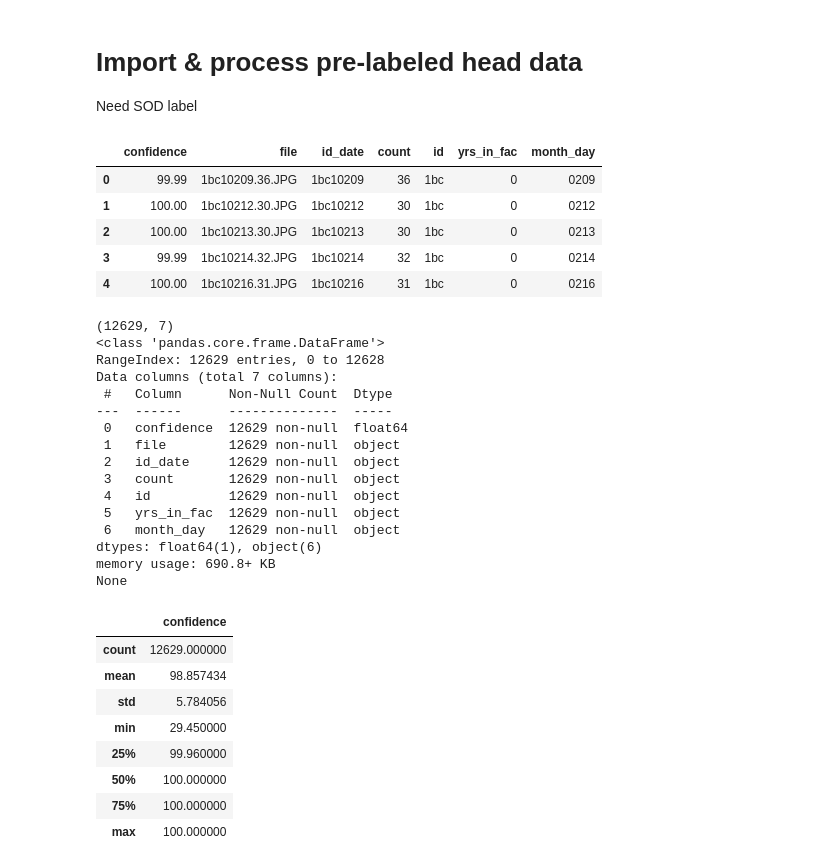
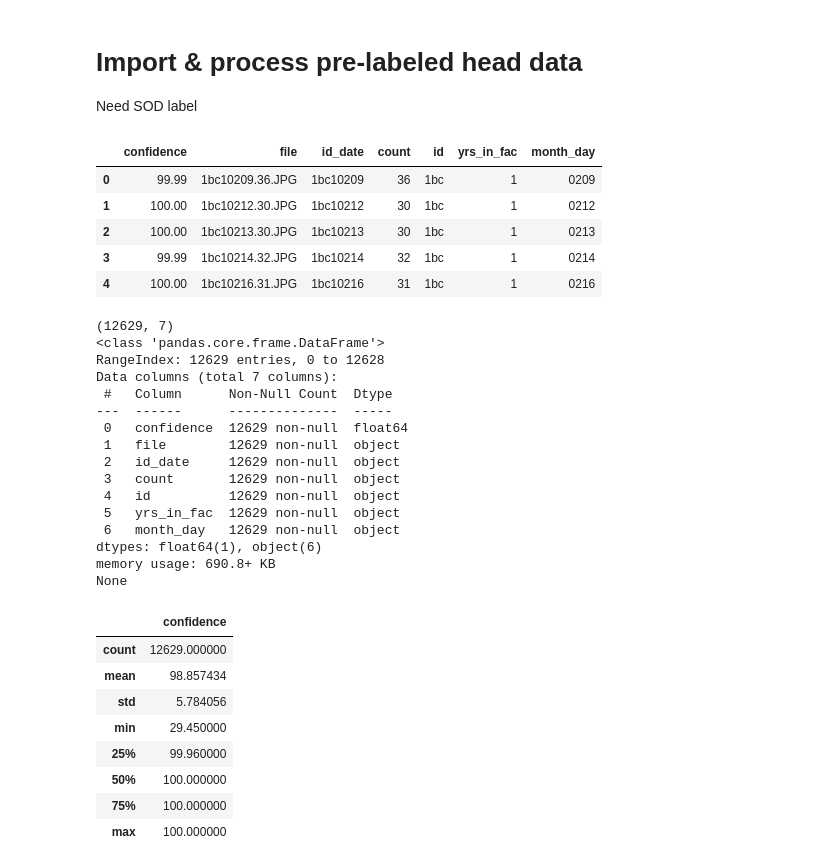
Before and after one commit to annamarianau/human_decomposition_image_classification, a Jupyter notebook: notebooks/label_propagation.ipynb, the cells around one changed output. Cells and saved outputs as stored; diff of their text form; code cells hidden in the pictures.

```diff
--- a/notebooks/label_propagation.ipynb
+++ b/notebooks/label_propagation.ipynb
@@ -126,27 +148,27 @@ Need SOD label
 # %%
 df_head_labeled = pd.read_csv('/da1_data/icputrd/decaying_human_body_part_classifier/from_anau/ex1_preds_labeled_head',
                                 header=None, delimiter=':',
                                    usecols=[0,2])
 df_head_labeled.columns =['path', 'confidence']
 
 df_head_labeled['path'] = df_head_labeled['path'].str.replace(' ','')
 df_head_labeled['file'] = df_head_labeled['path'].str.split('/').str[-1]
 df_head_labeled[['id_date', 'count','ext']] = df_head_labeled['file'].str.split('.', expand=True)
-df_head_labeled['id'] = df_head_labeled['id_date'].str.slice(stop=3)
-df_head_labeled['yrs_in_fac'] = df_head_labeled['id_date'].str.slice(start=4, stop=5)
-df_head_labeled['month_day'] = df_head_labeled['id_date'].str.slice(start=4)
+df_head_labeled['id'] = df_head_labeled['id_date'].str[:3]
+df_head_labeled['yrs_in_fac'] = df_head_labeled['id_date'].str[3]
+df_head_labeled['month_day'] = df_head_labeled['id_date'].str[4:]
 df_head_labeled.drop(['path','ext'], axis=1, inplace=True)
 display(df_head_labeled.head())
 print(df_head_labeled.shape)
 print(df_head_labeled.info())
 display(df_head_labeled.describe())
 # %% [output]
 |  | confidence | file | id_date | count | id | yrs_in_fac | month_day |
-| 0 | 99.99 | 1bc10209.36.JPG | 1bc10209 | 36 | 1bc | 0 | 0209 |
-| 1 | 100.00 | 1bc10212.30.JPG | 1bc10212 | 30 | 1bc | 0 | 0212 |
-| 2 | 100.00 | 1bc10213.30.JPG | 1bc10213 | 30 | 1bc | 0 | 0213 |
-| 3 | 99.99 | 1bc10214.32.JPG | 1bc10214 | 32 | 1bc | 0 | 0214 |
-| 4 | 100.00 | 1bc10216.31.JPG | 1bc10216 | 31 | 1bc | 0 | 0216 |
+| 0 | 99.99 | 1bc10209.36.JPG | 1bc10209 | 36 | 1bc | 1 | 0209 |
+| 1 | 100.00 | 1bc10212.30.JPG | 1bc10212 | 30 | 1bc | 1 | 0212 |
+| 2 | 100.00 | 1bc10213.30.JPG | 1bc10213 | 30 | 1bc | 1 | 0213 |
+| 3 | 99.99 | 1bc10214.32.JPG | 1bc10214 | 32 | 1bc | 1 | 0214 |
+| 4 | 100.00 | 1bc10216.31.JPG | 1bc10216 | 31 | 1bc | 1 | 0216 |
 (12629, 7)
 <class 'pandas.core.frame.DataFrame'>
 RangeIndex: 12629 entries, 0 to 12628
```
Also changed, not shown: parts of 18 cells of this notebook.
